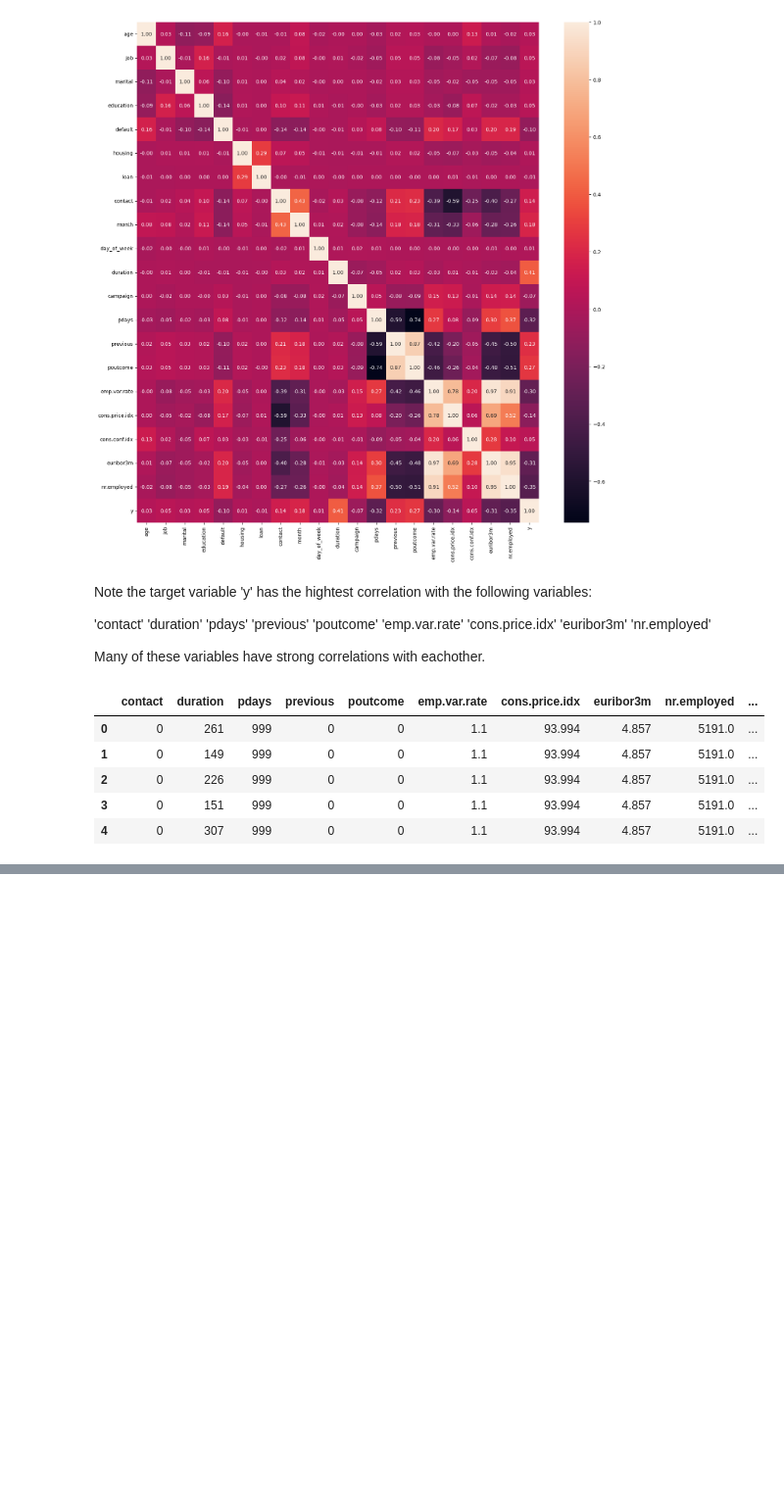
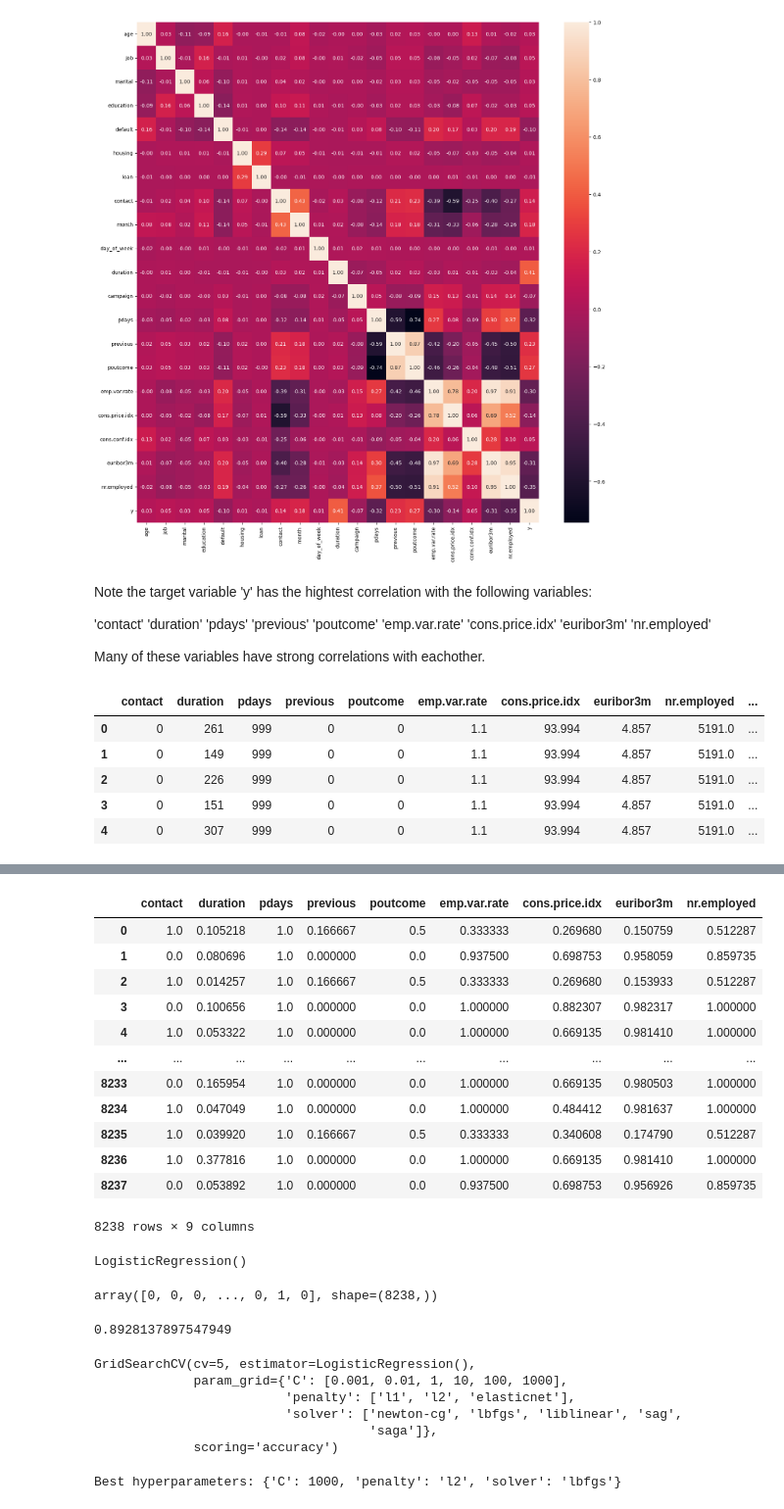
Before and after one commit to Dansah2/Dansah2_LogisticRegression_4GeeksProject, a Jupyter notebook: src/explore.ipynb, the cells around one changed output, grey strips where cells are left out. Shown at 98% size. Drawn from its saved outputs; the diff is of its cells as text; code cells hidden in the pictures; blank space fills up the shorter version.

```diff
--- a/src/explore.ipynb
+++ b/src/explore.ipynb
@@ -244,0 +400,61 @@ model_data.head()
+# %%
+X_test_df
+# %% [output]
+|  | contact | duration | pdays | previous | poutcome | emp.var.rate | cons.price.idx | euribor3m | nr.employed |
+| 0 | 1.0 | 0.105218 | 1.0 | 0.166667 | 0.5 | 0.333333 | 0.269680 | 0.150759 | 0.512287 |
+| 1 | 0.0 | 0.080696 | 1.0 | 0.000000 | 0.0 | 0.937500 | 0.698753 | 0.958059 | 0.859735 |
+| 2 | 1.0 | 0.014257 | 1.0 | 0.166667 | 0.5 | 0.333333 | 0.269680 | 0.153933 | 0.512287 |
+| 3 | 0.0 | 0.100656 | 1.0 | 0.000000 | 0.0 | 1.000000 | 0.882307 | 0.982317 | 1.000000 |
+| 4 | 1.0 | 0.053322 | 1.0 | 0.000000 | 0.0 | 1.000000 | 0.669135 | 0.981410 | 1.000000 |
+| ... | ... | ... | ... | ... | ... | ... | ... | ... | ... |
+| 8233 | 0.0 | 0.165954 | 1.0 | 0.000000 | 0.0 | 1.000000 | 0.669135 | 0.980503 | 1.000000 |
+| 8234 | 1.0 | 0.047049 | 1.0 | 0.000000 | 0.0 | 1.000000 | 0.484412 | 0.981637 | 1.000000 |
+| 8235 | 1.0 | 0.039920 | 1.0 | 0.166667 | 0.5 | 0.333333 | 0.340608 | 0.174790 | 0.512287 |
+| 8236 | 1.0 | 0.377816 | 1.0 | 0.000000 | 0.0 | 1.000000 | 0.669135 | 0.981410 | 1.000000 |
+| 8237 | 0.0 | 0.053892 | 1.0 | 0.000000 | 0.0 | 0.937500 | 0.698753 | 0.956926 | 0.859735 |
+8238 rows × 9 columns
+# %%
+# create and train the logistic regression model
+model = LogisticRegression()
+model.fit(X_train_df, y_train)
+# %% [output]
+LogisticRegression()
+# %%
+# extract the predictions
+y_pred = model.predict(X_test)
+y_pred
+# %% [output]
+array([0, 0, 0, ..., 0, 1, 0], shape=(8238,))
+# %%
+accuracy_score(y_test, y_pred)
+# %% [output]
+0.8928137897547949
+# %%
+# define the hyperparameters we plan to adjust
+hyperparams = {
+    "C": [0.001, 0.01, 1, 10, 100, 1000],
+    "penalty": ["l1", "l2", "elasticnet"],
+    "solver": ["newton-cg", "lbfgs", "liblinear", "sag", "saga"]
+}
+
+grid = GridSearchCV(model, hyperparams, scoring="accuracy", cv=5)
+grid
+# %% [output]
+GridSearchCV(cv=5, estimator=LogisticRegression(),
+             param_grid={'C': [0.001, 0.01, 1, 10, 100, 1000],
+                         'penalty': ['l1', 'l2', 'elasticnet'],
+                         'solver': ['newton-cg', 'lbfgs', 'liblinear', 'sag',
+                                    'saga']},
+             scoring='accuracy')
+# %%
+#create the grid search
+def warn(*args, **kwargs):
+    pass
+import warnings
+warnings.warn = warn
+
+grid.fit(X_train_df, y_train)
+
+print(f"Best hyperparameters: {grid.best_params_}")
+# %% [output]
+Best hyperparameters: {'C': 1000, 'penalty': 'l2', 'solver': 'lbfgs'}
```
Also changed, not shown: parts of 16 cells of this notebook, 1 other file.
